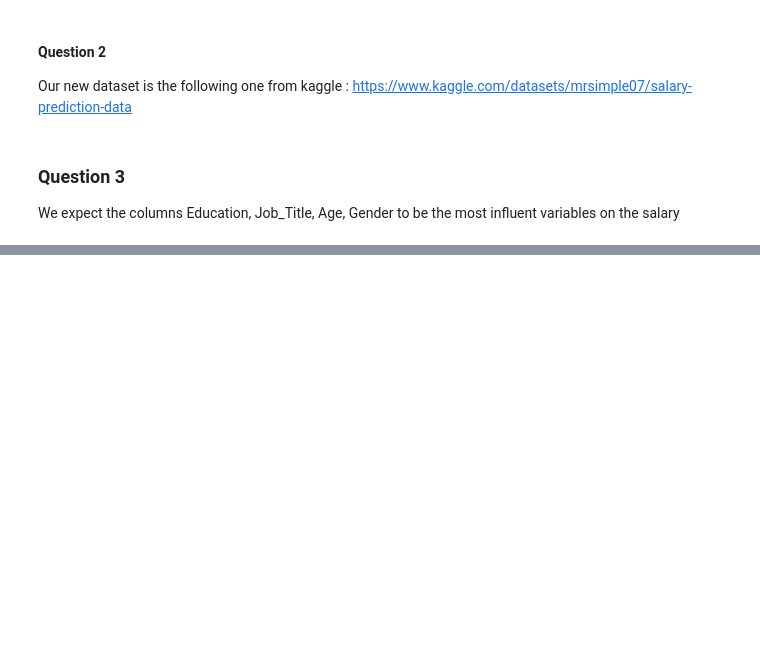
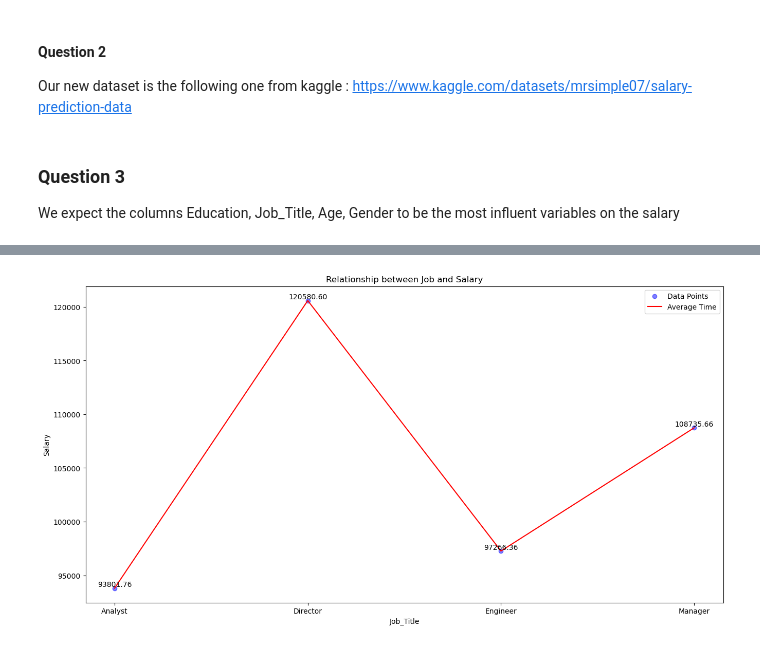
Before and after one commit to Nonouille/ExplainabilityAI, a Jupyter notebook: TD4.ipynb, the cells around one changed output, grey strips where cells are left out. Cells and saved outputs as stored; diff of their text form; code cells hidden in the pictures; blank space fills up the shorter version.

```diff
--- a/TD4.ipynb
+++ b/TD4.ipynb
@@ -198,0 +237,27 @@ plt.show()
+# %%
+df_job = df.groupby("Job_Title")["Salary"].mean().reset_index()
+
+
+plt.figure(figsize=(16, 8))
+plt.scatter(df_job["Job_Title"], df_job["Salary"], c='blue', alpha=0.5, label='Data Points')
+
+# Line plot for average time spent by age
+plt.plot(df_job["Job_Title"], df_job["Salary"], color='red', linewidth=1.5, label='Average Time')
+
+
+# Adding labels and title
+plt.xlabel('Job_Title')
+plt.ylabel('Salary')
+plt.title('Relationship between Job and Salary')
+
+# Adding legend
+plt.legend()
+# Add value on each point
+for i, row in df_job.iterrows():
+    plt.text(row["Job_Title"], row["Salary"], f'{row["Salary"]:.2f}', ha='center', va='bottom')
+
+
+# Display the plot
+plt.show()
+# %% [output]
+[figure, added]
```
Also changed, not shown: parts of 9 cells of this notebook.
